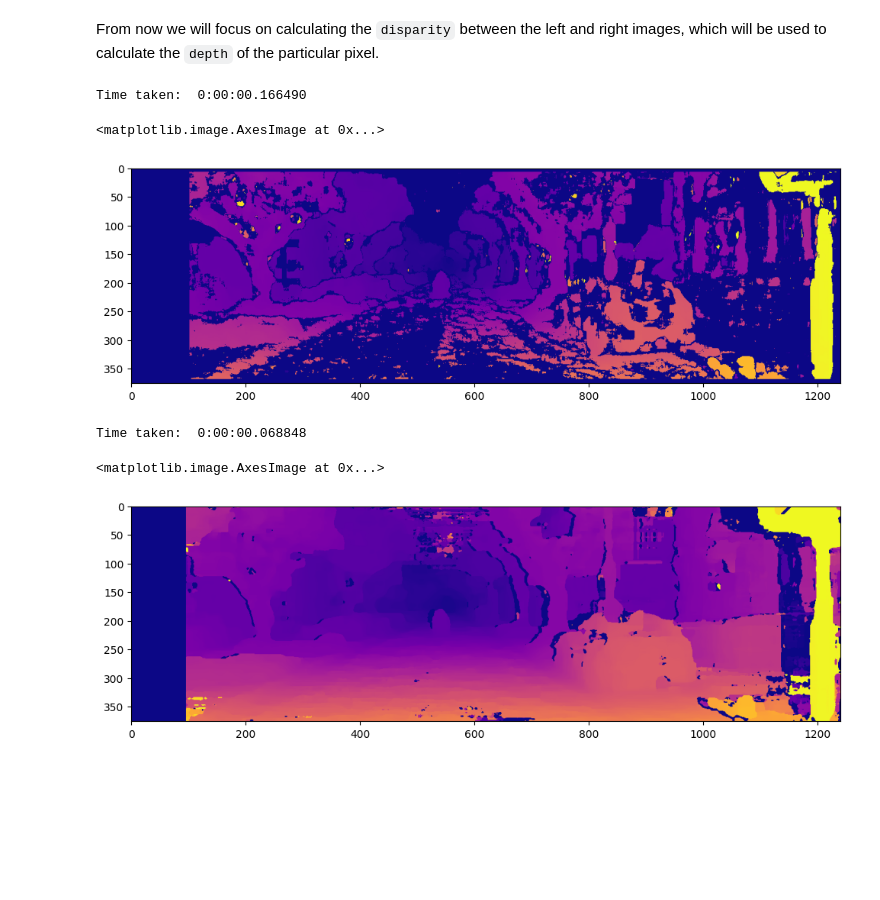
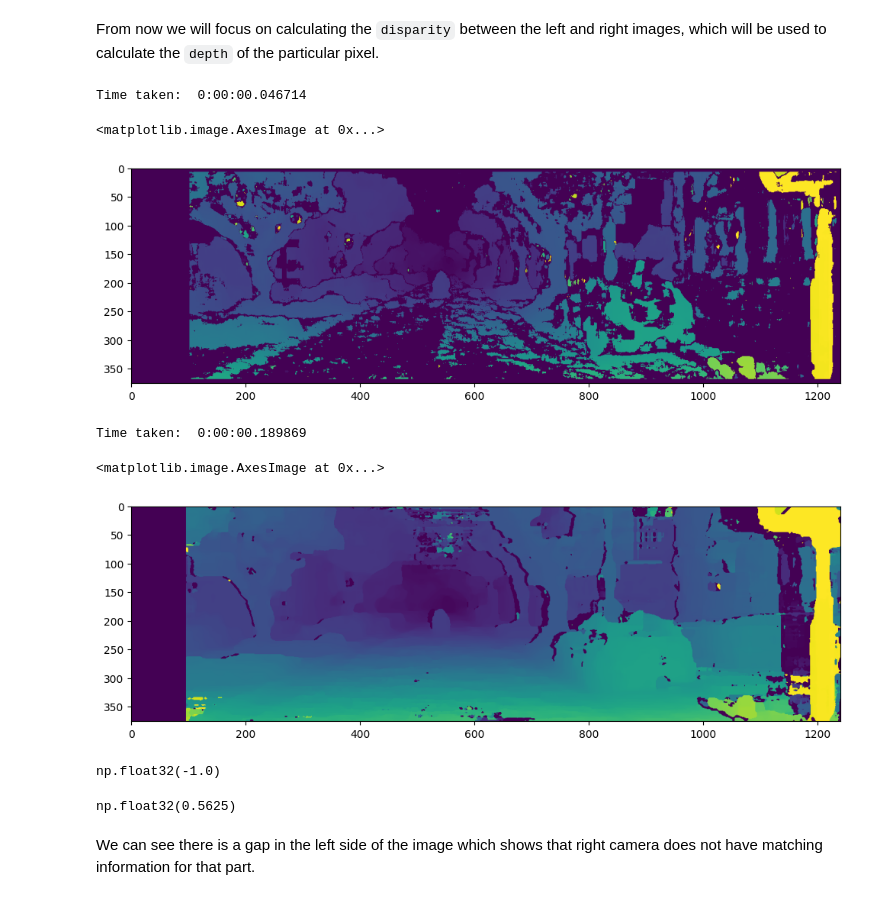
Before and after one commit to jbhati305/SLAM, a Jupyter notebook: Visual_odometry_Kitti.ipynb, the cells around one changed output. Saved outputs shown, nothing was run; the diff lists cells and outputs as text; code cells hidden in the pictures; blank space fills up the shorter version.

```diff
--- a/Visual_odometry_Kitti.ipynb
+++ b/Visual_odometry_Kitti.ipynb
@@ -408,21 +408,31 @@ disparity = compute_left_disparity_map(handler.first_image_left,
                                        verbose=True)
 
 plt.figure(figsize=(12,6))
-plt.imshow(disparity, cmap='plasma')
+plt.imshow(disparity, )
 # %% [output]
-Time taken:  0:00:00.166490
+Time taken:  0:00:00.046714
 <matplotlib.image.AxesImage at 0x...>
-[figure, old version]
+[figure, new version]
 # %%
 # Now let's use SGBM to compute the disparity map and compare the results
 disparity_sgbm = compute_left_disparity_map(handler.first_image_left,
                                             handler.first_image_right,
                                             matcher='sgbm',
                                             verbose=True)
 
 plt.figure(figsize=(12,6))
-plt.imshow(disparity_sgbm, cmap='plasma')
+plt.imshow(disparity_sgbm, )
 # %% [output]
-Time taken:  0:00:00.068848
+Time taken:  0:00:00.189869
 <matplotlib.image.AxesImage at 0x...>
-[figure, old version]
+[figure, new version]
+# %%
+disparity_sgbm[0][0]
+# %% [output]
+np.float32(-1.0)
+# %%
+disparity_sgbm[disparity_sgbm >0].min()
+# %% [output]
+np.float32(0.5625)
+# %% [markdown]
+We can see there is a gap in the left side of the image which shows that right camera does not have matching information for that part.
```
Also changed, not shown: parts of 10 cells of this notebook, 3 other files.
